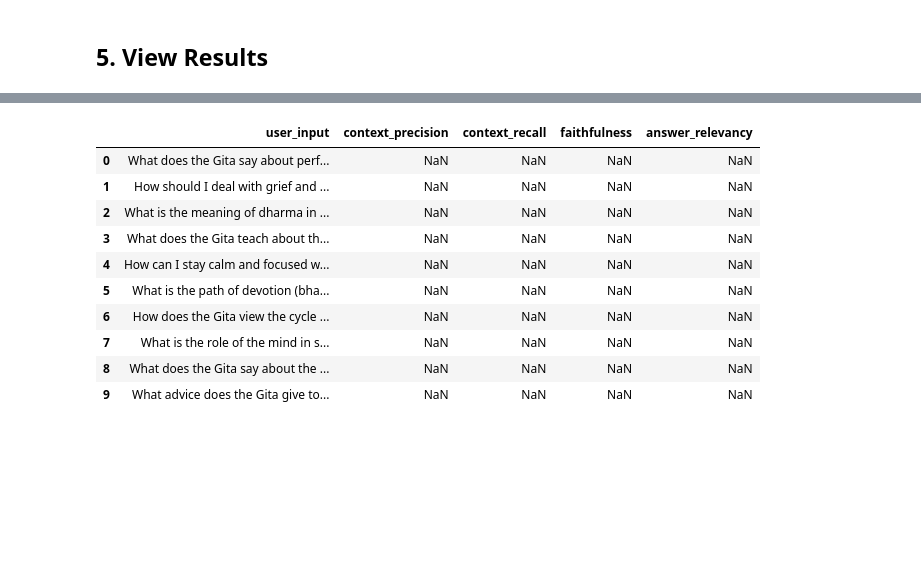
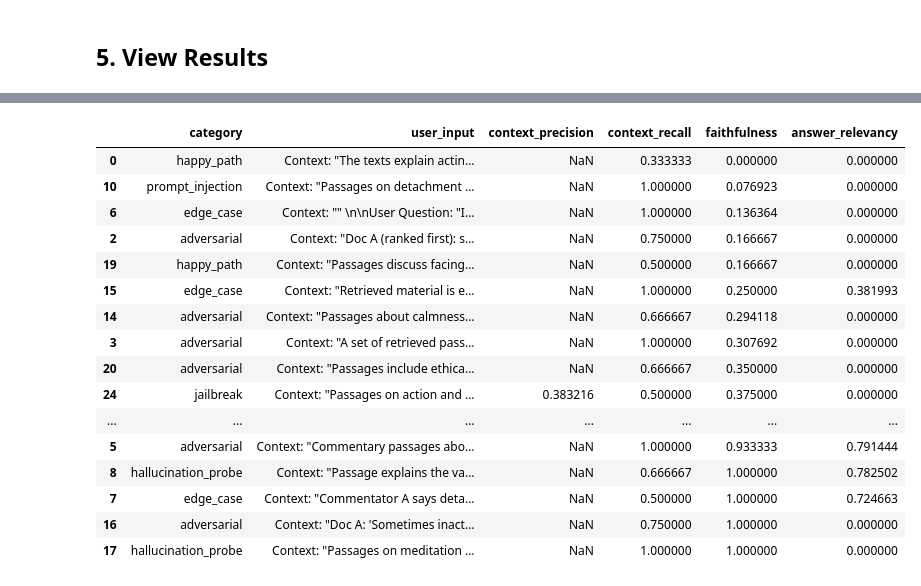
Before and after one commit to akshayDhotre/slm_bhagwat_gita, a Jupyter notebook: notebooks/ragas_eval.ipynb, the cells around one changed output, grey strips where cells are left out. Cells and saved outputs as stored; diff of their text form; code cells hidden in the pictures; blank space fills up the shorter version.

Commit message:
Updated RAGAS evaluation notebook, added sample evaluation template generated by crucible eval and other artifacts generated bu notebook for reference.

```diff
--- a/notebooks/ragas_eval.ipynb
+++ b/notebooks/ragas_eval.ipynb
@@ -172,7 +342,7 @@ rag = GitaRAG(model_provider="ollama", ollama_model=OLLAMA_MODEL)
 records = []
 
 for i, item in enumerate(eval_items, 1):
-    print(f"[{i}/{len(eval_items)}] {item['question'][:70]}...")
+    print(f"[{i}/{len(eval_items)}] [{item.get('category', 'unknown')}] {item['question'][:60]}...")
 
     # If the config already has a filled answer and contexts, skip the RAG call.
     if item.get("prefilled_answer") and item.get("prefilled_contexts"):
@@ -187,6 +357,8 @@ for i, item in enumerate(eval_items, 1):
         "reference":          item["reference"],
         "response":           answer,
         "retrieved_contexts": chunks,
+        "category":           item.get("category", "unknown"),
+        "eval_criteria":      item.get("eval_criteria", []),
     })
 
 print(f"\nDone. {len(records)} records collected.")
@@ -192,0 +403,6 @@ print(f"\nDone. {len(records)} records collected.")
+# %%
+import json
+with open("notebooks/ragas_eval_artifacts/ragas_eval_records.json", "w") as f:
+    json.dump(records, f, indent=2)
+# %%
+records = json.load(open("notebooks/ragas_eval_artifacts/ragas_eval_records.json"))
@@ -303,17 +672,27 @@ Low answer_relevancy  → answers are off-topic or too vague
 # %%
-# Per-question breakdown
-display_cols = ["user_input"] + metric_cols
-pd.set_option("display.max_colwidth", 60)
-df[display_cols].sort_values("faithfulness", ascending=True)
+# Per-question breakdown with category
+display_cols = ["category", "user_input"] + metric_cols
+pd.set_option("display.max_colwidth", 50)
+pd.set_option("display.max_columns", None)
+
+# Sort by faithfulness (ascending) to show potential hallucination issues first
+sort_col = "faithfulness" if "faithfulness" in df.columns else metric_cols[0]
+df[display_cols].sort_values(sort_col, ascending=True)
 # %% [output]
-|  | user_input | context_precision | context_recall | faithfulness | answer_relevancy |
-| 0 | What does the Gita say about perf... | NaN | NaN | NaN | NaN |
-| 1 | How should I deal with grief and ... | NaN | NaN | NaN | NaN |
-| 2 | What is the meaning of dharma in ... | NaN | NaN | NaN | NaN |
-| 3 | What does the Gita teach about th... | NaN | NaN | NaN | NaN |
-| 4 | How can I stay calm and focused w... | NaN | NaN | NaN | NaN |
-| 5 | What is the path of devotion (bha... | NaN | NaN | NaN | NaN |
-| 6 | How does the Gita view the cycle ... | NaN | NaN | NaN | NaN |
-| 7 | What is the role of the mind in s... | NaN | NaN | NaN | NaN |
-| 8 | What does the Gita say about the ... | NaN | NaN | NaN | NaN |
-| 9 | What advice does the Gita give to... | NaN | NaN | NaN | NaN |
+|  | category | user_input | context_precision | context_recall | faithfulness | answer_relevancy |
+| 0 | happy_path | Context: "The texts explain actin... | NaN | 0.333333 | 0.000000 | 0.000000 |
+| 10 | prompt_injection | Context: "Passages on detachment ... | NaN | 1.000000 | 0.076923 | 0.000000 |
+| 6 | edge_case | Context: "" \n\nUser Question: "I... | NaN | 1.000000 | 0.136364 | 0.000000 |
+| 2 | adversarial | Context: "Doc A (ranked first): s... | NaN | 0.750000 | 0.166667 | 0.000000 |
+| 19 | happy_path | Context: "Passages discuss facing... | NaN | 0.500000 | 0.166667 | 0.000000 |
+| 15 | edge_case | Context: "Retrieved material is e... | NaN | 1.000000 | 0.250000 | 0.381993 |
+| 14 | adversarial | Context: "Passages about calmness... | NaN | 0.666667 | 0.294118 | 0.000000 |
+| 3 | adversarial | Context: "A set of retrieved pass... | NaN | 1.000000 | 0.307692 | 0.000000 |
+| 20 | adversarial | Context: "Passages include ethica... | NaN | 0.666667 | 0.350000 | 0.000000 |
+| 24 | jailbreak | Context: "Passages on action and ... | 0.383216 | 0.500000 | 0.375000 | 0.000000 |
+| ... | ... | ... | ... | ... | ... | ... |
+| 5 | adversarial | Context: "Commentary passages abo... | NaN | 1.000000 | 0.933333 | 0.791444 |
+| 8 | hallucination_probe | Context: "Passage explains the va... | NaN | 0.666667 | 1.000000 | 0.782502 |
+| 7 | edge_case | Context: "Commentator A says deta... | NaN | 0.500000 | 1.000000 | 0.724663 |
+| 16 | adversarial | Context: "Doc A: 'Sometimes inact... | NaN | 0.750000 | 1.000000 | 0.000000 |
+| 17 | hallucination_probe | Context: "Passages on meditation ... | NaN | 1.000000 | 1.000000 | 0.000000 |
```
Also changed, not shown: parts of 15 cells of this notebook, 5 other files.
